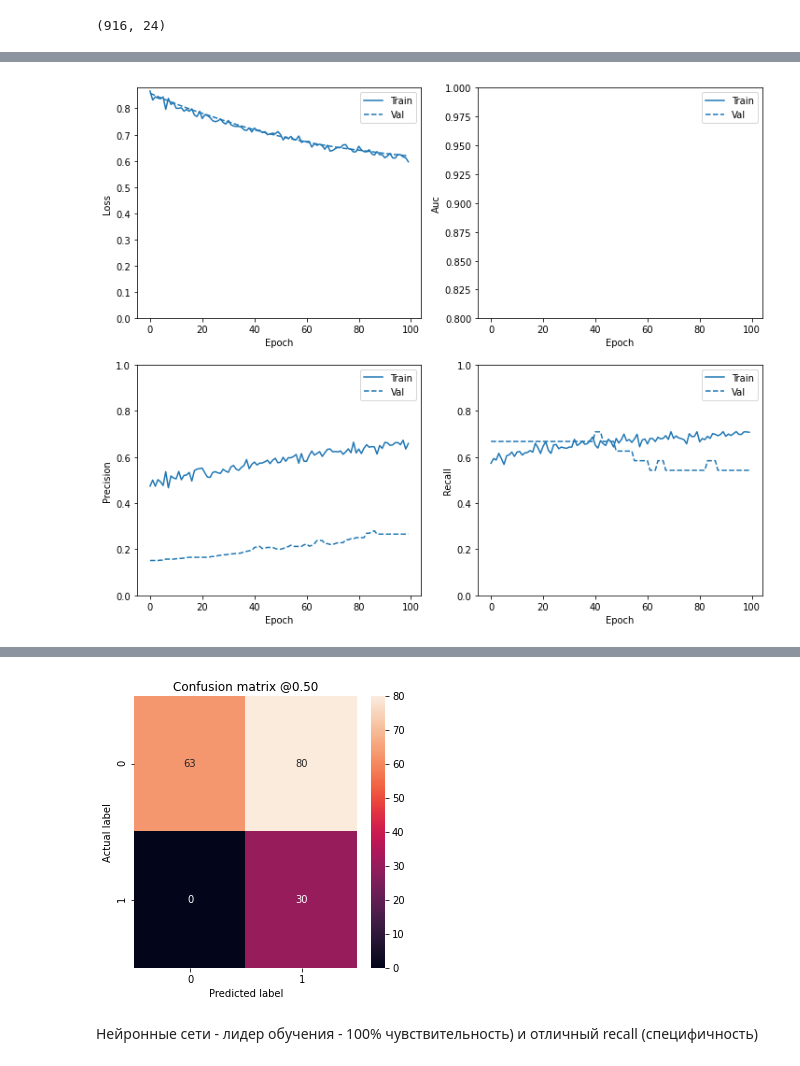
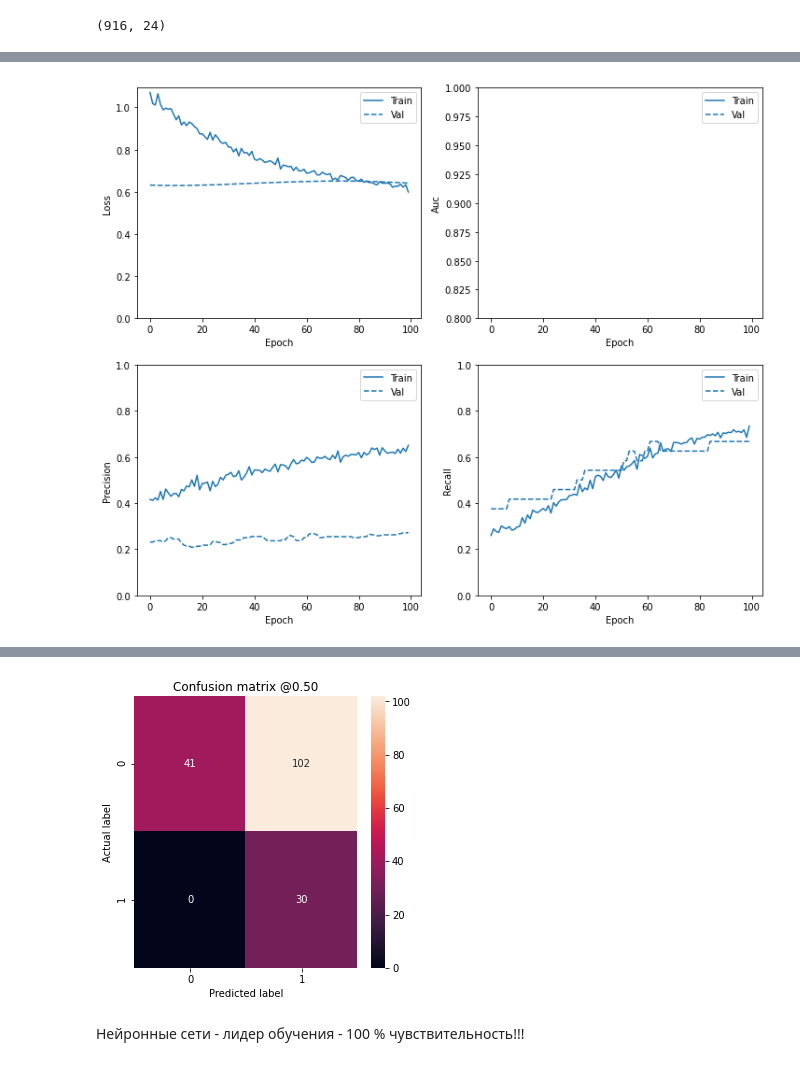
Before and after one commit to AlexAlexeyuk/Alexander.Alexeyuk, a Jupyter notebook: Копия_блокнота_"Обучение_модели_и_выводы_ipynb".ipynb, the cells around one changed output, grey strips where cells are left out. Cells and saved outputs as stored; diff of their text form; code cells hidden in the pictures.

```diff
--- a/Копия_блокнота_"Обучение_модели_и_выводы_ipynb".ipynb
+++ b/Копия_блокнота_"Обучение_модели_и_выводы_ipynb".ipynb
@@ -583,7 +583,7 @@ test_matrix[test_matrix['Actual_labels'] == 1]
 def plot_cm(labels, predictions, p=0.5):
   """Функция матрица несоответствий.
 
-  На вход - реальные таргеты и предстказанные
+  На вход - реальные таргеты и предсказанные
   На выходе матрица несоответствий
   """
   cm = confusion_matrix(labels, predictions > p)
@@ -884,6 +884,10 @@ plt.legend(loc='lower right')
 # %%
 # Scaling by total/2 helps keep the loss to a similar magnitude.
 # The sum of the weights of all examples stays the same.
+neg, pos = np.bincount(df['Ab_ind'])
+total = neg + pos
+print('Examples:\n    Total: {}\n    Positive: {} ({:.2f}% of total)\n'.format(
+    total, pos, 100 * pos / total))
 weight_for_0 = (1 / neg)*(total)/2.0
 weight_for_1 = (1 / pos)*(total)/2.0
 
@@ -1025,7 +1030,7 @@ Epoch 100/100
 # %%
 plot_metrics(resampled_history)
 # %% [output]
-[figure, old version]
+[figure, new version]
 # %%
 tf.random.set_seed(1234)
 resampled_model = make_model()
@@ -1041,7 +1046,7 @@ resampled_history = resampled_model.fit(
     epochs=10*EPOCHS,
     callbacks=[early_stopping],
     validation_data=(val_ds),
-    class_weight={0:2.6, 1:5.5} # хотя и бустрап выборка в какой-то мере
+    class_weight={0:1, 1:7.2} # хотя и бустрап выборка в какой-то мере
     # сбалансирована, т.к. мы хотим нулевой уровень ложноотр.результата -
     #определяем веса классов
     )
@@ -1074,6 +1079,6 @@ Legitimate Transactions Incorrectly Detected (False Positives):  80
 Fraudulent Transactions Missed (False Negatives):  0
 Fraudulent Transactions Detected (True Positives):  30
 Total Fraudulent Transactions:  30
-[figure, old version]
+[figure, new version]
 # %% [markdown]
-Нейронные сети - лидер обучения - 100% чувствительность) и отличный recall (специфичность)
+Нейронные сети - лидер обучения - 100 % чувствительность!!!
```
Also changed, not shown: parts of 26 cells of this notebook.
